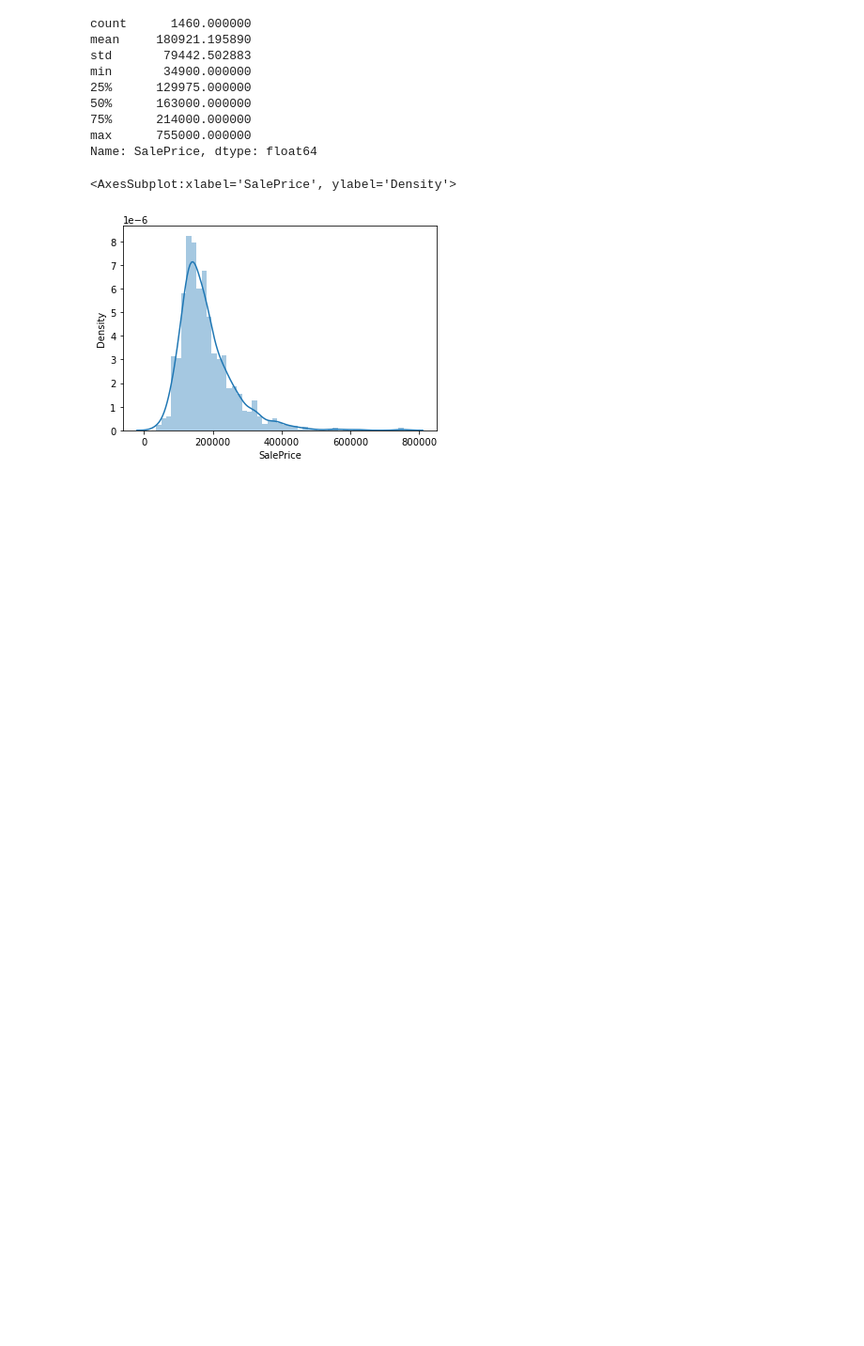
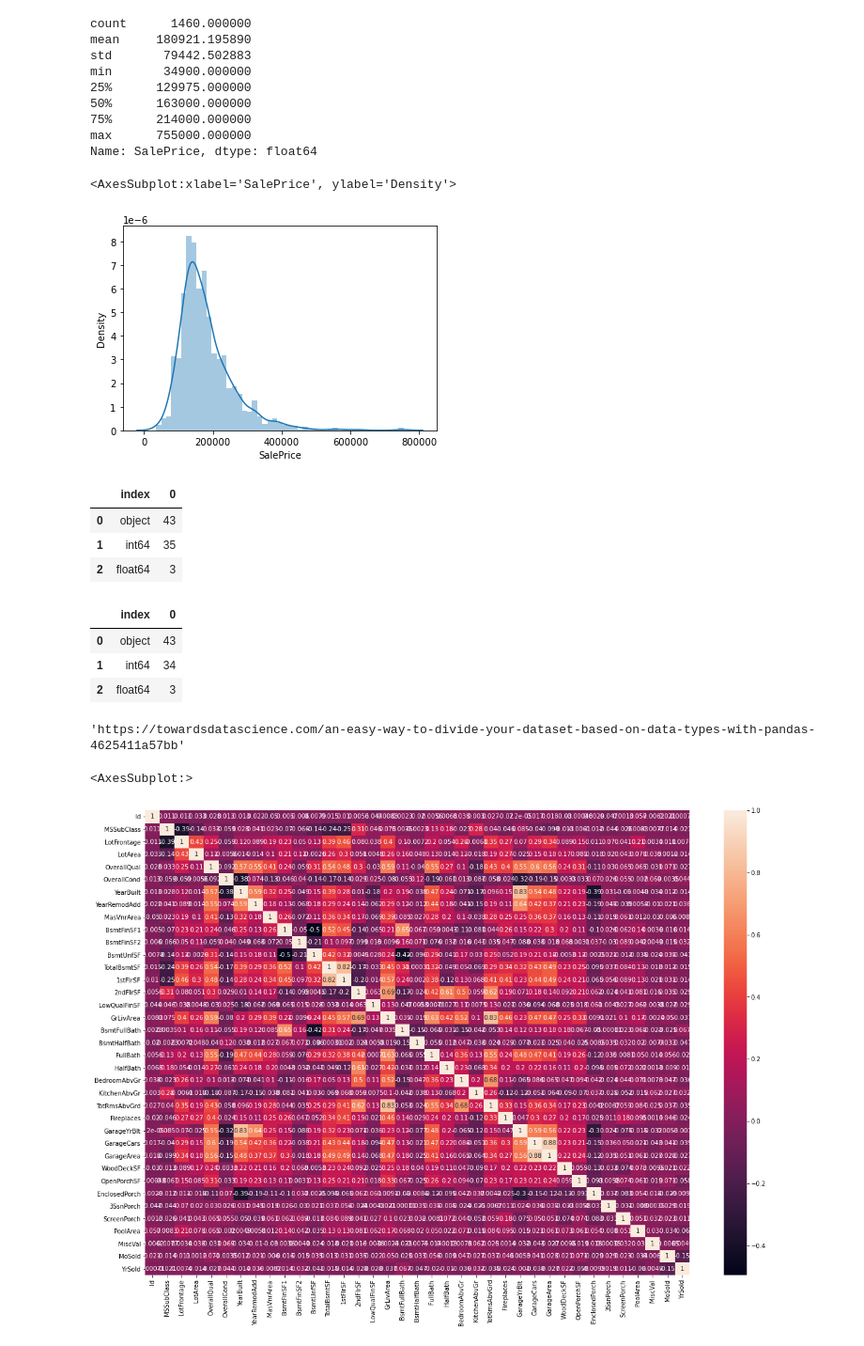
Before and after one commit to prash16/mlop_house_prediction-, a Jupyter notebook: src/descriptive.ipynb, the cells around one changed output. Shown at 94% size. Cells and saved outputs as stored; diff of their text form; code cells hidden in the pictures; blank space fills up the shorter version.

```diff
--- a/src/descriptive.ipynb
+++ b/src/descriptive.ipynb
@@ -14,5 +14,5 @@ pwd()
 # %% [output]
 'C:\\Users\\prasham\\Learning\\house_prediction\\src'
 # %%
-df=pd.read_csv('../data/RawData/train.csv')
+df_train=pd.read_csv('../data/RawData/train.csv')
 # %%
@@ -87,3 +94,33 @@ sns.distplot(df['SalePrice'])
 # %% [output]
 <AxesSubplot:xlabel='SalePrice', ylabel='Density'>
 [figure]
+# %%
+### data types
+df.dtypes.value_counts().to_frame().reset_index()
+# %% [output]
+|  | index | 0 |
+| 0 | object | 43 |
+| 1 | int64 | 35 |
+| 2 | float64 | 3 |
+# %%
+### Coorelation matrix
+y=df['SalePrice']
+X=df.drop(['SalePrice'],axis=1)
+# %%
+X.dtypes.value_counts().to_frame().reset_index()
+# %% [output]
+|  | index | 0 |
+| 0 | object | 43 |
+| 1 | int64 | 34 |
+| 2 | float64 | 3 |
+# %%
+### Continous Variables and Categorical Variables
+X_categorical=X.loc[:,X.dtypes==object]
+X_continous = X.select_dtypes(exclude='object')
+#X_continous = pd.DataFrame(columns=X_categorical['X_categorical.columns'])
+#X_continous=X.loc[:,(X.dtypes==int)&(X.dtypes==float)]
+#X_continous_float=X.loc[:,X.dtypes==float]
+
+"""https://towardsdatascience.com/an-easy-way-to-divide-your-dataset-based-on-data-types-with-pandas-4625411a57bb"""
+# %% [output]
+'https://towardsdatascience.com/an-easy-way-to-divide-your-dataset-based-on-data-types-with-pandas-4625411a57bb'
@@ -89,0 +131,6 @@ sns.distplot(df['SalePrice'])
+# %%
+plt.figure(figsize=(20,14))
+sns.heatmap(X_continous.corr(),annot=True)
+# %% [output]
+<AxesSubplot:>
+[figure, added]
```
Also changed, not shown: parts of 15 cells of this notebook.
